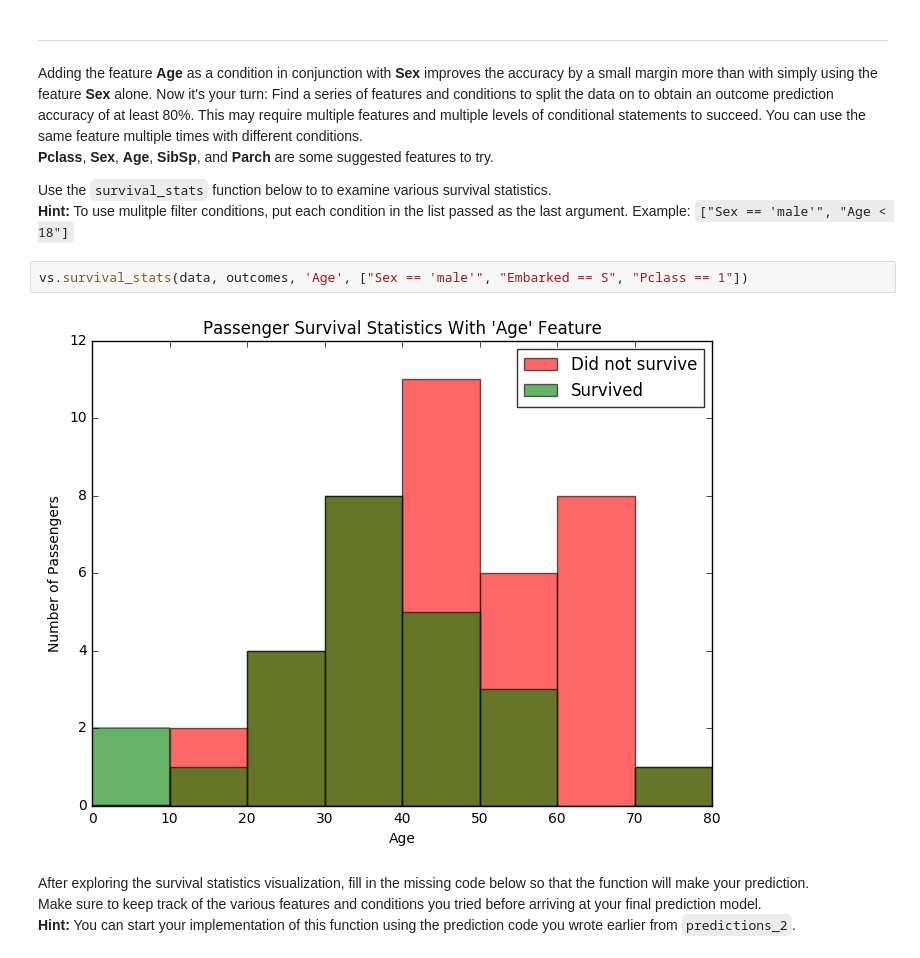
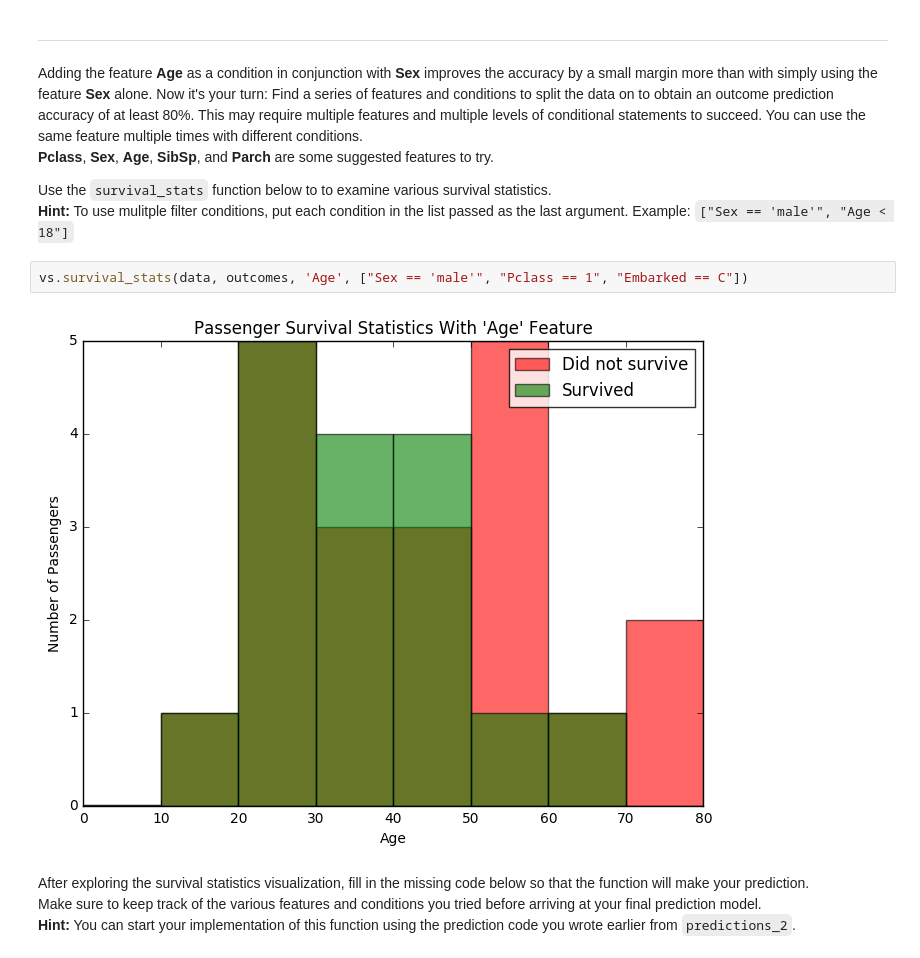
Before and after one commit to schottkey7/machine-learning, a Jupyter notebook: projects/titanic_survival_exploration/titanic_survival_exploration.ipynb, the cells around one changed output. Saved outputs shown, nothing was run; the diff lists cells and outputs as text.

```diff
--- a/projects/titanic_survival_exploration/titanic_survival_exploration.ipynb
+++ b/projects/titanic_survival_exploration/titanic_survival_exploration.ipynb
@@ -211,9 +211,9 @@ Adding the feature **Age** as a condition in conjunction with **Sex** improves t
 Use the `survival_stats` function below to to examine various survival statistics.
 **Hint:** To use mulitple filter conditions, put each condition in the list passed as the last argument. Example: `["Sex == 'male'", "Age < 18"]`
 # %%
-vs.survival_stats(data, outcomes, 'Age', ["Sex == 'male'", "Embarked == S", "Pclass == 1"])
+vs.survival_stats(data, outcomes, 'Age', ["Sex == 'male'", "Pclass == 1", "Embarked == C"])
 # %% [output]
-[figure, old version]
+[figure, new version]
 # %% [markdown]
 After exploring the survival statistics visualization, fill in the missing code below so that the function will make your prediction.
 Make sure to keep track of the various features and conditions you tried before arriving at your final prediction model.
```
Also changed, not shown: parts of 4 cells of this notebook.
